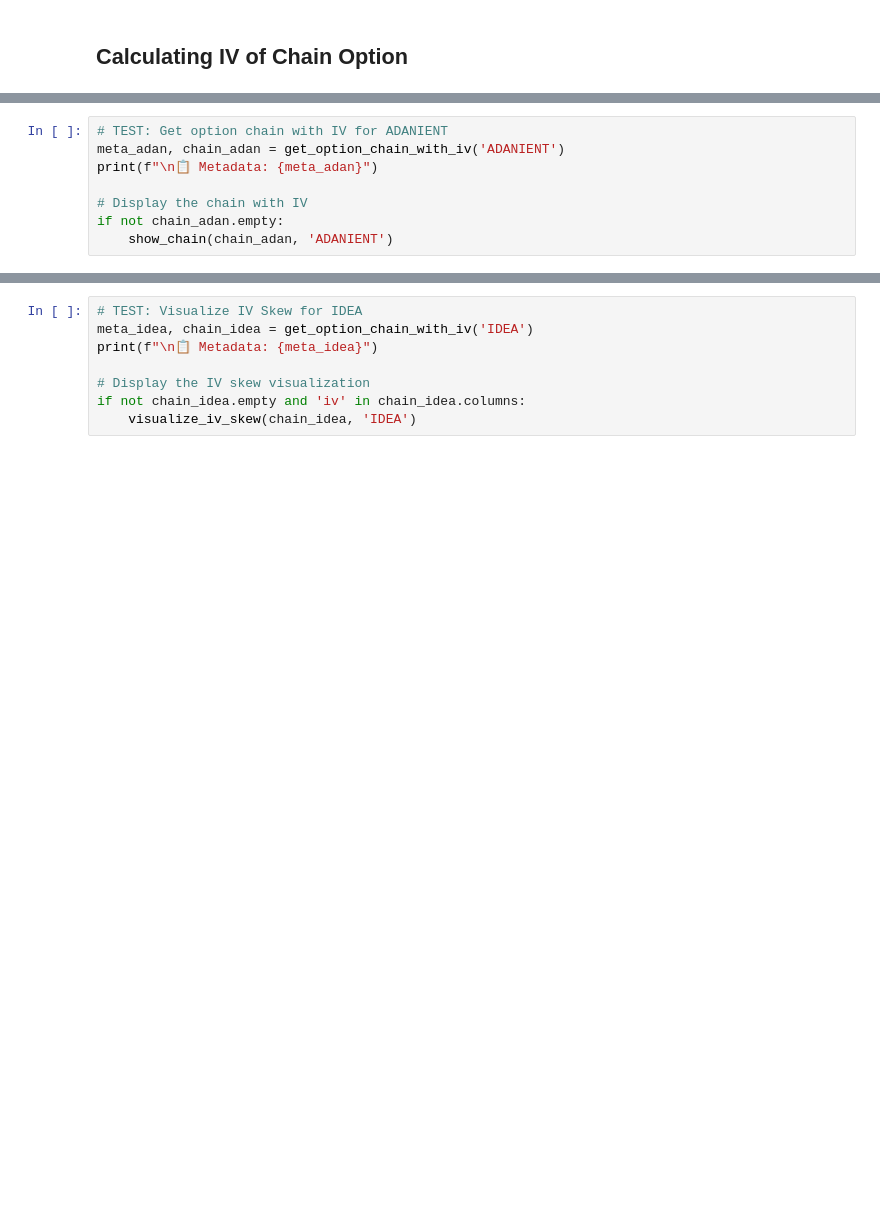
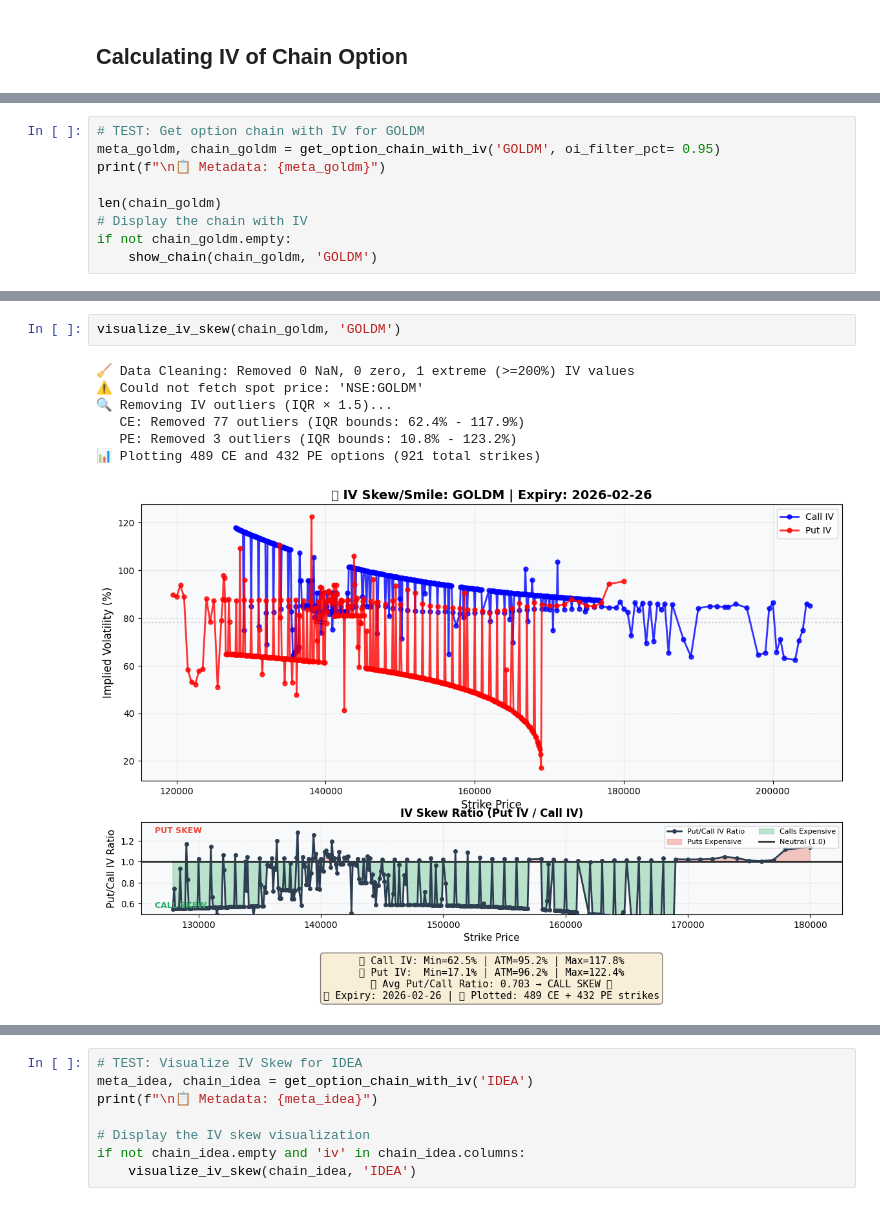
Before and after one commit to sathyakumarnandakumar-cmyk/project-pykite, a Jupyter notebook: tests.ipynb, the cells around one changed output, grey strips where cells are left out. Cells and saved outputs as stored; diff of their text form; blank space fills up the shorter version.

```diff
--- a/tests.ipynb
+++ b/tests.ipynb
@@ -1169,10 +1332,11 @@ print("   show_chain(chain, 'ADANIENT')")
 # %%
-# TEST: Get option chain with IV for ADANIENT
-meta_adan, chain_adan = get_option_chain_with_iv('ADANIENT')
-print(f"\n📋 Metadata: {meta_adan}")
+# TEST: Get option chain with IV for GOLDM
+meta_goldm, chain_goldm = get_option_chain_with_iv('GOLDM', oi_filter_pct= 0.95)
+print(f"\n📋 Metadata: {meta_goldm}")
 
+len(chain_goldm)
 # Display the chain with IV
-if not chain_adan.empty:
-    show_chain(chain_adan, 'ADANIENT')
+if not chain_goldm.empty:
+    show_chain(chain_goldm, 'GOLDM')
 # %% [output]
 ======================================================================
@@ -1434,3 +1776,13 @@ print("   - Shows Put/Call IV ratio at each strike")
    - Shows IV smile/skew for CE and PE
    - Displays spot price as vertical line
    - Shows Put/Call IV ratio at each strike
+# %%
+visualize_iv_skew(chain_goldm, 'GOLDM')
+# %% [output]
+🧹 Data Cleaning: Removed 0 NaN, 0 zero, 1 extreme (>=200%) IV values
+⚠️ Could not fetch spot price: 'NSE:GOLDM'
+🔍 Removing IV outliers (IQR × 1.5)...
+   CE: Removed 77 outliers (IQR bounds: 62.4% - 117.9%)
+   PE: Removed 3 outliers (IQR bounds: 10.8% - 123.2%)
+📊 Plotting 489 CE and 432 PE options (921 total strikes)
+[figure, added]
```
Also changed, not shown: parts of 19 cells of this notebook.
